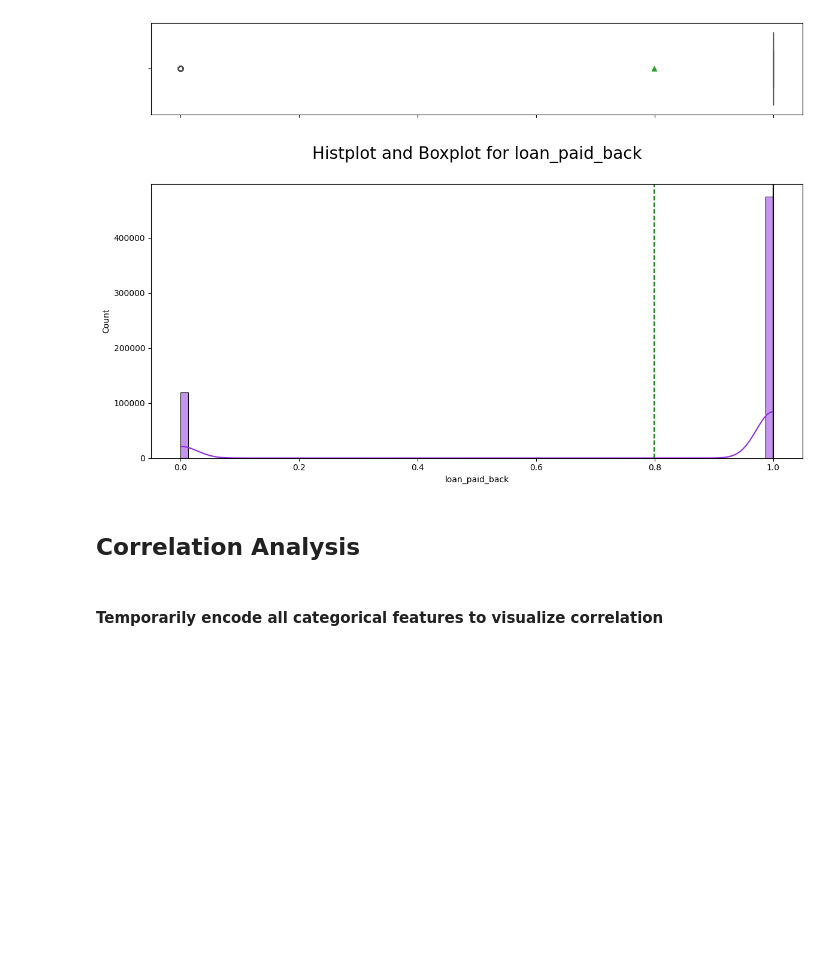
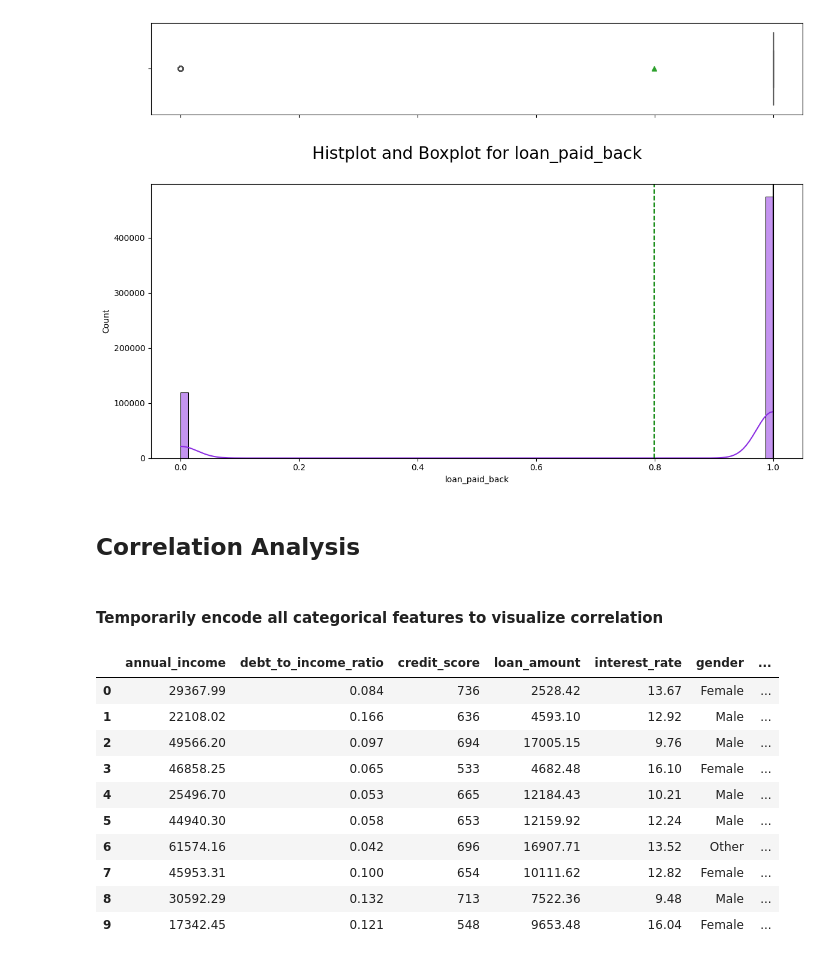
Before and after one commit to raji-ayyub/kaggle, a Jupyter notebook: Predicting Loan Payback/EDA/EDA.ipynb, the cells around one changed output. Drawn from its saved outputs; the diff is of its cells as text; code cells hidden in the pictures; blank space fills up the shorter version.

```diff
--- a/Predicting Loan Payback/EDA/EDA.ipynb
+++ b/Predicting Loan Payback/EDA/EDA.ipynb
@@ -307,6 +308,20 @@ loan_paid_back = "-1.491" skewness value
 ## Correlation Analysis
 # %% [markdown]
 #### Temporarily encode all categorical features to visualize correlation
+# %%
+train_df.head(10)
+# %% [output]
+|  | annual_income | debt_to_income_ratio | credit_score | loan_amount | interest_rate | gender | ... |
+| 0 | 29367.99 | 0.084 | 736 | 2528.42 | 13.67 | Female | ... |
+| 1 | 22108.02 | 0.166 | 636 | 4593.10 | 12.92 | Male | ... |
+| 2 | 49566.20 | 0.097 | 694 | 17005.15 | 9.76 | Male | ... |
+| 3 | 46858.25 | 0.065 | 533 | 4682.48 | 16.10 | Female | ... |
+| 4 | 25496.70 | 0.053 | 665 | 12184.43 | 10.21 | Male | ... |
+| 5 | 44940.30 | 0.058 | 653 | 12159.92 | 12.24 | Male | ... |
+| 6 | 61574.16 | 0.042 | 696 | 16907.71 | 13.52 | Other | ... |
+| 7 | 45953.31 | 0.100 | 654 | 10111.62 | 12.82 | Female | ... |
+| 8 | 30592.29 | 0.132 | 713 | 7522.36 | 9.48 | Male | ... |
+| 9 | 17342.45 | 0.121 | 548 | 9653.48 | 16.04 | Female | ... |
 # %%
 import seaborn as sns
 import matplotlib.pyplot as plt
```
Also changed, not shown: parts of 28 cells of this notebook, 2 other files.
